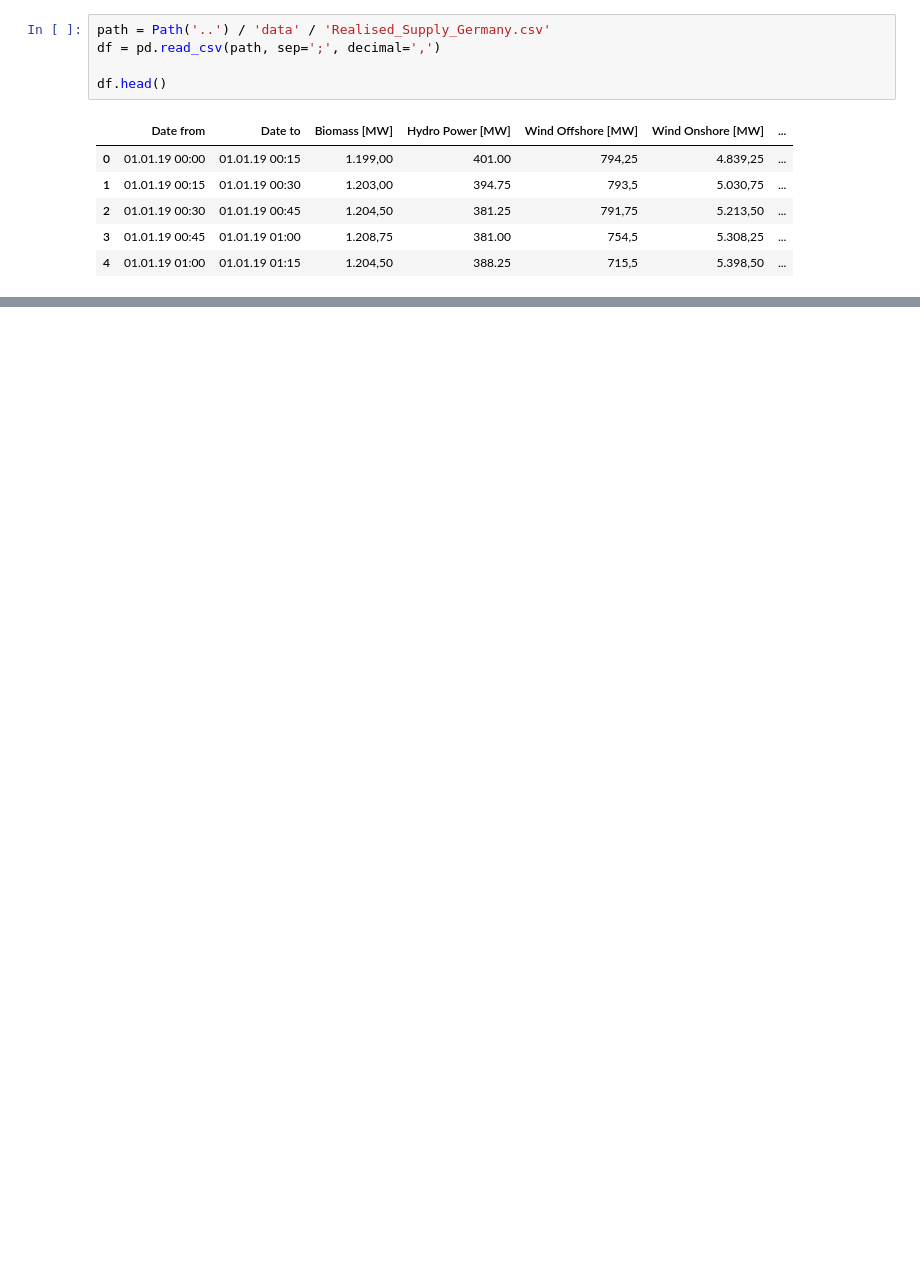
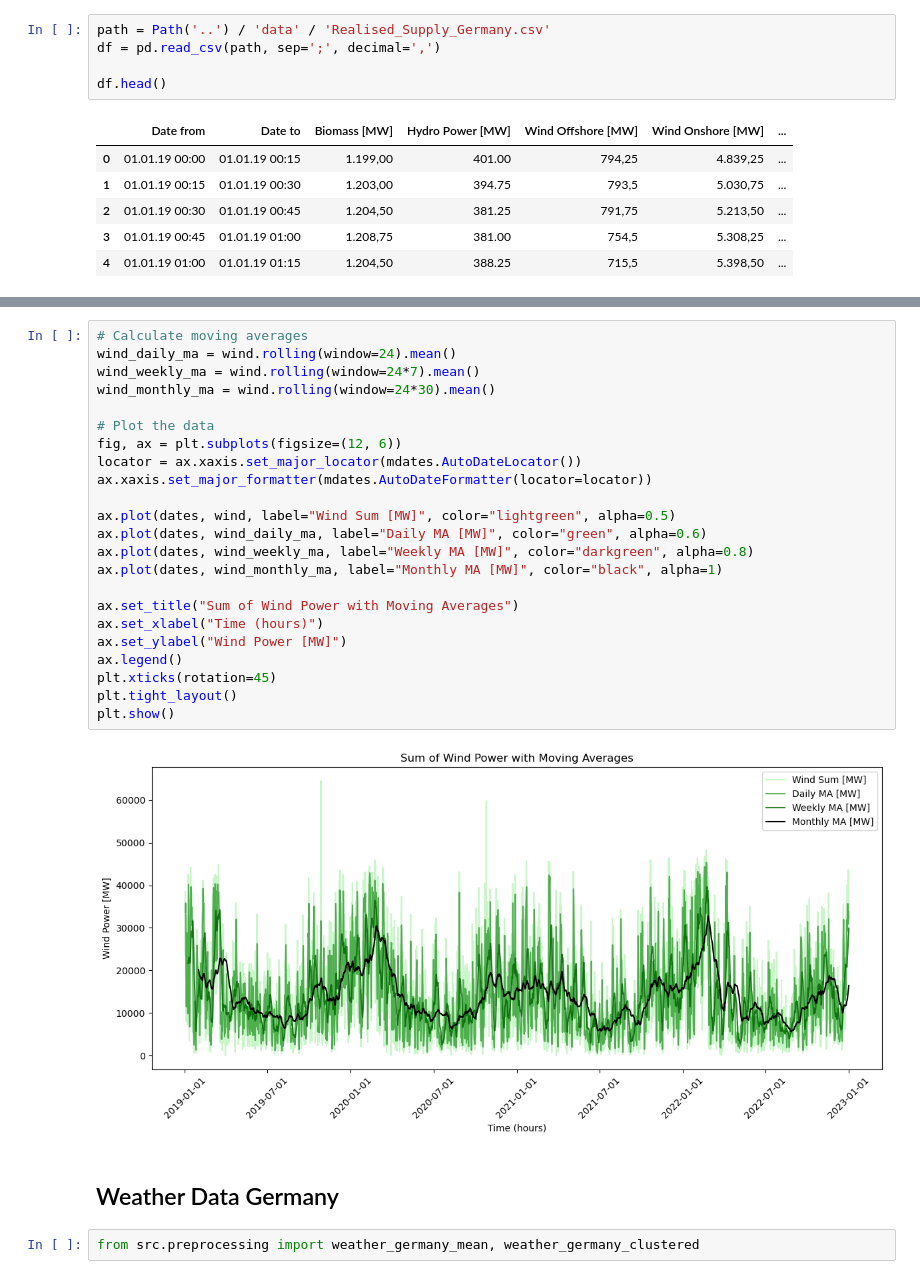
Before and after one commit to timoluebbing/WindPowerForecasting, a Jupyter notebook: experiments/data_preprocessing.ipynb, the cells around one changed output, grey strips where cells are left out. Saved outputs shown, nothing was run; the diff lists cells and outputs as text; blank space fills up the shorter version.

```diff
--- a/experiments/data_preprocessing.ipynb
+++ b/experiments/data_preprocessing.ipynb
@@ -75,0 +144,29 @@ df[["Total Wind [MW]", "Wind Offshore [MW]", "Wind Onshore [MW]"]].plot(
+# %%
+# Calculate moving averages
+wind_daily_ma = wind.rolling(window=24).mean()
+wind_weekly_ma = wind.rolling(window=24*7).mean()
+wind_monthly_ma = wind.rolling(window=24*30).mean()
+
+# Plot the data
+fig, ax = plt.subplots(figsize=(12, 6))
+locator = ax.xaxis.set_major_locator(mdates.AutoDateLocator())
+ax.xaxis.set_major_formatter(mdates.AutoDateFormatter(locator=locator))
+
+ax.plot(dates, wind, label="Wind Sum [MW]", color="lightgreen", alpha=0.5)
+ax.plot(dates, wind_daily_ma, label="Daily MA [MW]", color="green", alpha=0.6)
+ax.plot(dates, wind_weekly_ma, label="Weekly MA [MW]", color="darkgreen", alpha=0.8)
+ax.plot(dates, wind_monthly_ma, label="Monthly MA [MW]", color="black", alpha=1)
+
+ax.set_title("Sum of Wind Power with Moving Averages")
+ax.set_xlabel("Time (hours)")
+ax.set_ylabel("Wind Power [MW]")
+ax.legend()
+plt.xticks(rotation=45)
+plt.tight_layout()
+plt.show()
+# %% [output]
+[figure, added]
+# %% [markdown]
+## Weather Data Germany
+# %%
+from src.preprocessing import weather_germany_mean, weather_germany_clustered
```
Also changed, not shown: parts of 21 cells of this notebook, 4 other files.
